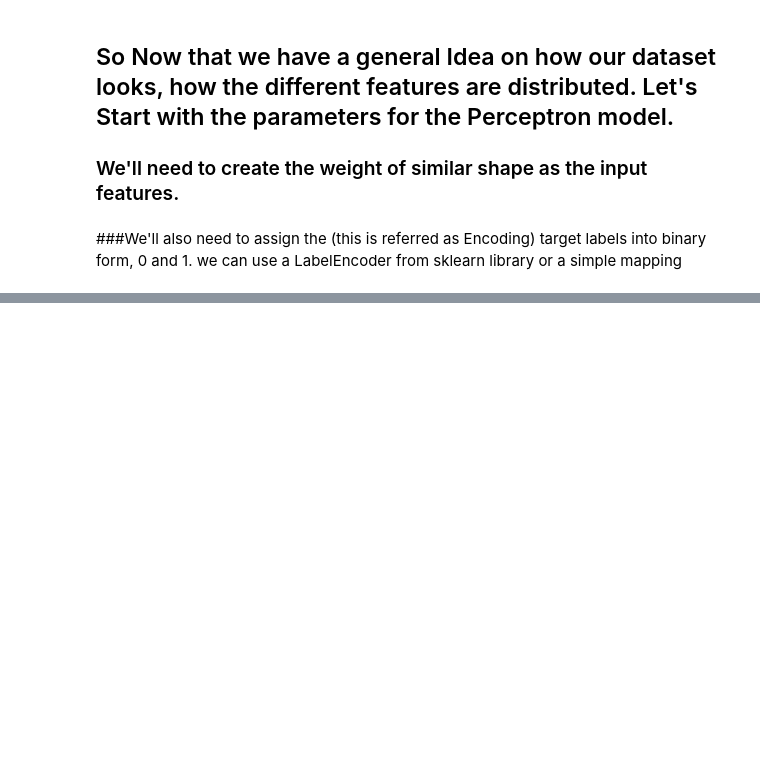
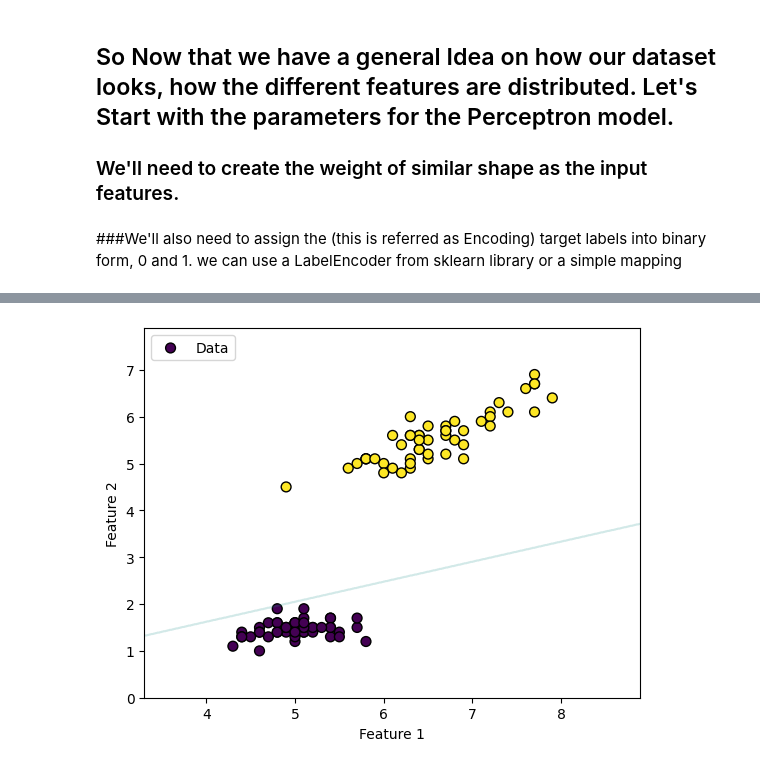
Before and after one commit to Jay-Nehra/Machine_Learning_Algorithms, a Jupyter notebook: Perceptron/perceptron.ipynb, the cells around one changed output, grey strips where cells are left out. Drawn from its saved outputs; the diff is of its cells as text; code cells hidden in the pictures; blank space fills up the shorter version.

```diff
--- a/Perceptron/perceptron.ipynb
+++ b/Perceptron/perceptron.ipynb
@@ -156,0 +161,29 @@ plt.show()
+# %%
+def plot_decision_boundary(X_reduced, y, weight):
+    plt.scatter(X_reduced[:, 0], X_reduced[:, 1], c=y, cmap='viridis', marker='o', edgecolor='k', s=50, label='Data')
+
+    # Decision boundary calculation
+    x1_min, x1_max = X_reduced[:, 0].min() - 1, X_reduced[:, 0].max() + 1
+    x2_min, x2_max = X_reduced[:, 1].min() - 1, X_reduced[:, 1].max() + 1
+    xx1, xx2 = np.meshgrid(np.arange(x1_min, x1_max, 0.01),
+                           np.arange(x2_min, x2_max, 0.01))
+
+    # Adjusting for bias term
+    grid_array = np.array([xx1.ravel(), xx2.ravel()]).T
+    grid_array_with_bias = np.insert(grid_array, 0, 1, axis=1)
+
+    Z = predict(grid_array_with_bias, weight)
+    Z = Z.reshape(xx1.shape)
+
+    # Plotting the decision boundary
+    plt.contour(xx1, xx2, Z, alpha=0.2, levels=[-1, 0, 1], linestyles=['--', '-', '--'])
+    plt.xlim(xx1.min(), xx1.max())
+    plt.ylim(xx2.min(), xx2.max())
+    plt.xlabel('Feature 1')
+    plt.ylabel('Feature 2')
+    plt.legend(loc='upper left')
+    plt.show()
+# %%
+plot_decision_boundary(X_reduced, y, weight)
+# %% [output]
+[figure, added]
```
Also changed, not shown: parts of 13 cells of this notebook.
